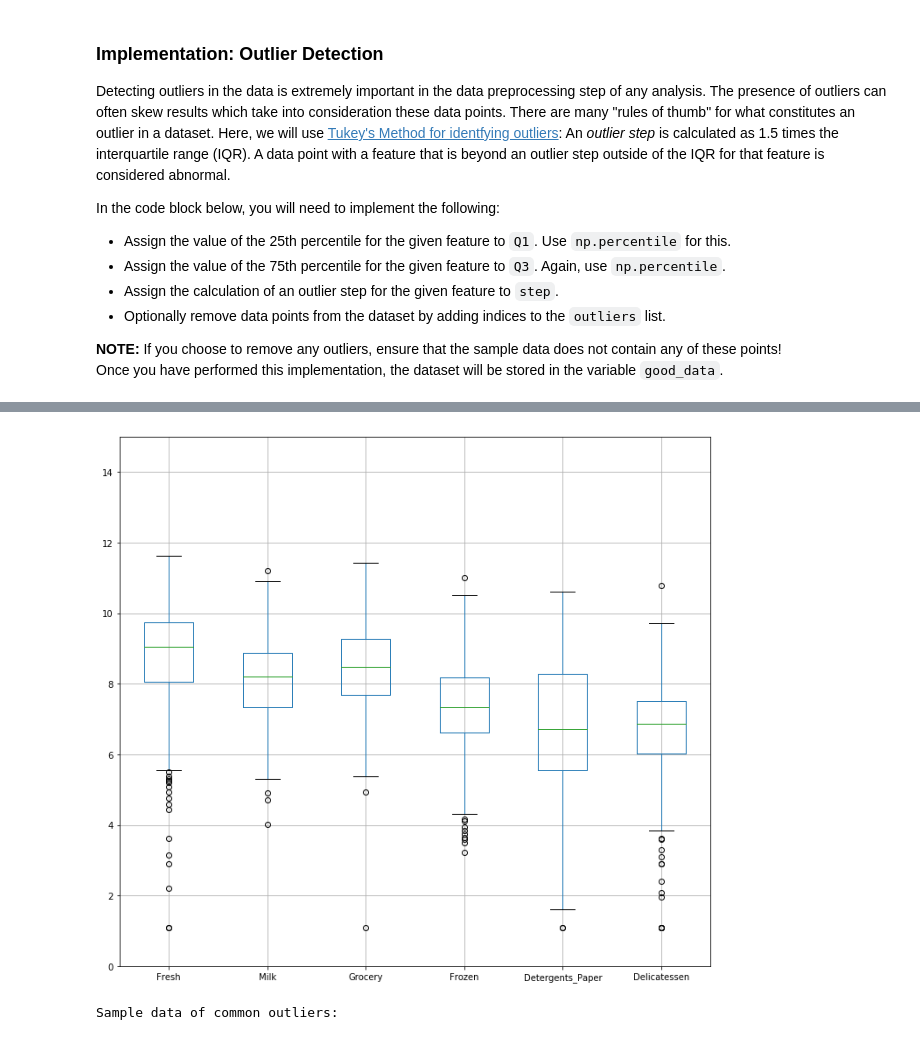
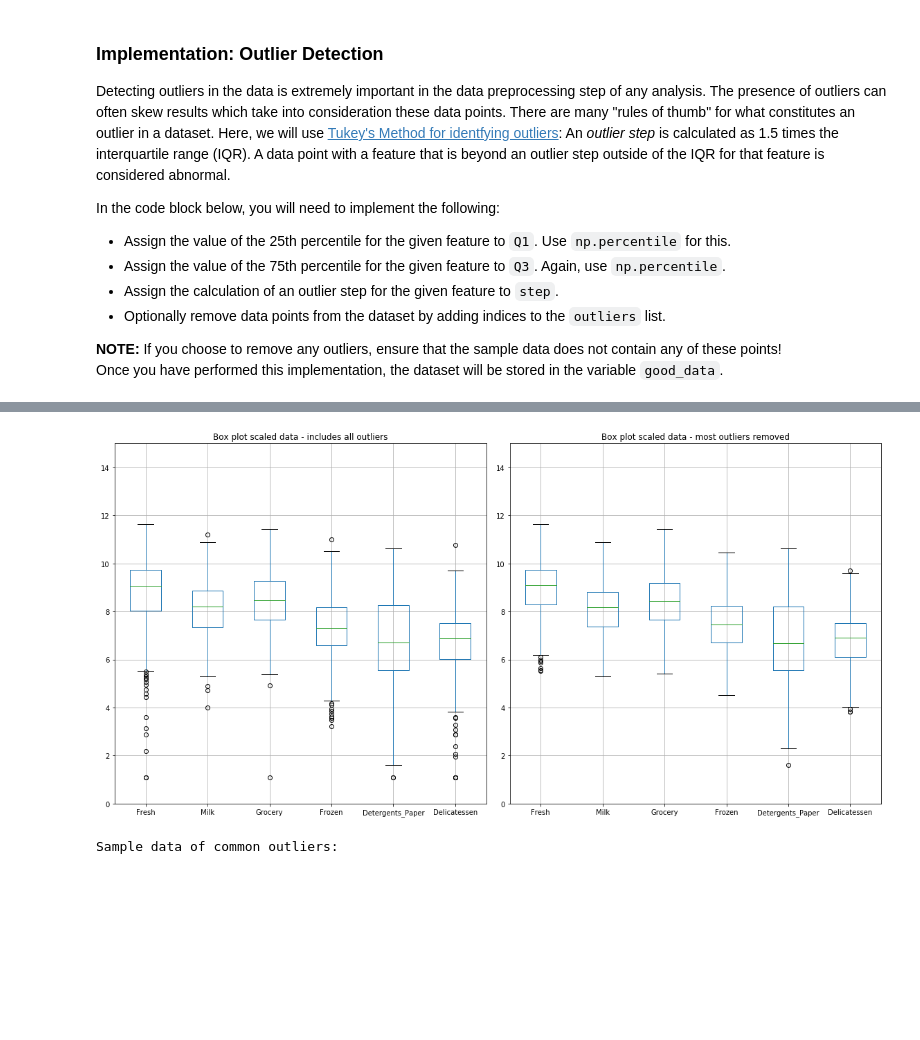
Before and after one commit to juanerolon/Customer-Segmentation-Analysis, a Jupyter notebook: customer_segments.ipynb, the cells around one changed output, grey strips where cells are left out. Drawn from its saved outputs; the diff is of its cells as text; code cells hidden in the pictures; blank space fills up the shorter version.

Commit message:
updated outlier box plots

```diff
--- a/customer_segments.ipynb
+++ b/customer_segments.ipynb
@@ -301,11 +302,12 @@ for feature in log_data.keys():
     display(feat_outliers)
 
 # OPTIONAL: Select the indices for data points you wish to remove
+outliers = list(np.unique(np.asarray(outliers)))
 common_outliers = [item for item, count in collections.Counter(outliers).items() if count > 1]
 print 'Outlier data idexes common to features: {}'.format(common_outliers)
 
 # Remove the outliers, if any were specified
-good_data = log_data.drop(log_data.index[common_outliers]).reset_index(drop = True)
+good_data = log_data.drop(log_data.index[outliers]).reset_index(drop = True)
 # %% [output]
 Data points considered outliers for the feature 'Fresh':
 |  | Fresh | Milk | Grocery | Frozen | Detergents_Paper | Delicatessen |
@@ -371,12 +373,21 @@ Outlier data idexes common to features: [128, 154, 65, 66, 75]
-# %%
-sns.reset_orig()
-plt.figure(1, figsize=(10, 9))
-log_data.boxplot(showfliers=True)
-plt.ylim(0,15)
-plt.tight_layout()
-plt._show()
-# %% [output]
-[figure, removed]
+# %%
+#sns.reset_orig()
+plt.figure(1, figsize=(16, 8))
+
+plt.subplot(1, 2, 1)
+plt.title('Box plot scaled data - includes all outliers')
+log_data.boxplot(showfliers=True)
+plt.ylim(0,15)
+
+plt.subplot(1, 2, 2)
+plt.title('Box plot scaled data - most outliers removed')
+good_data.boxplot(showfliers=True)
+plt.ylim(0,15)
+
+plt.tight_layout()
+plt._show()
+# %% [output]
+[figure, added]
 # %%
 #Display sample of common outlier data
 outlier_sample = pd.DataFrame(data.loc[common_outliers], columns = data.keys())
```
Also changed, not shown: parts of 4 cells of this notebook.
